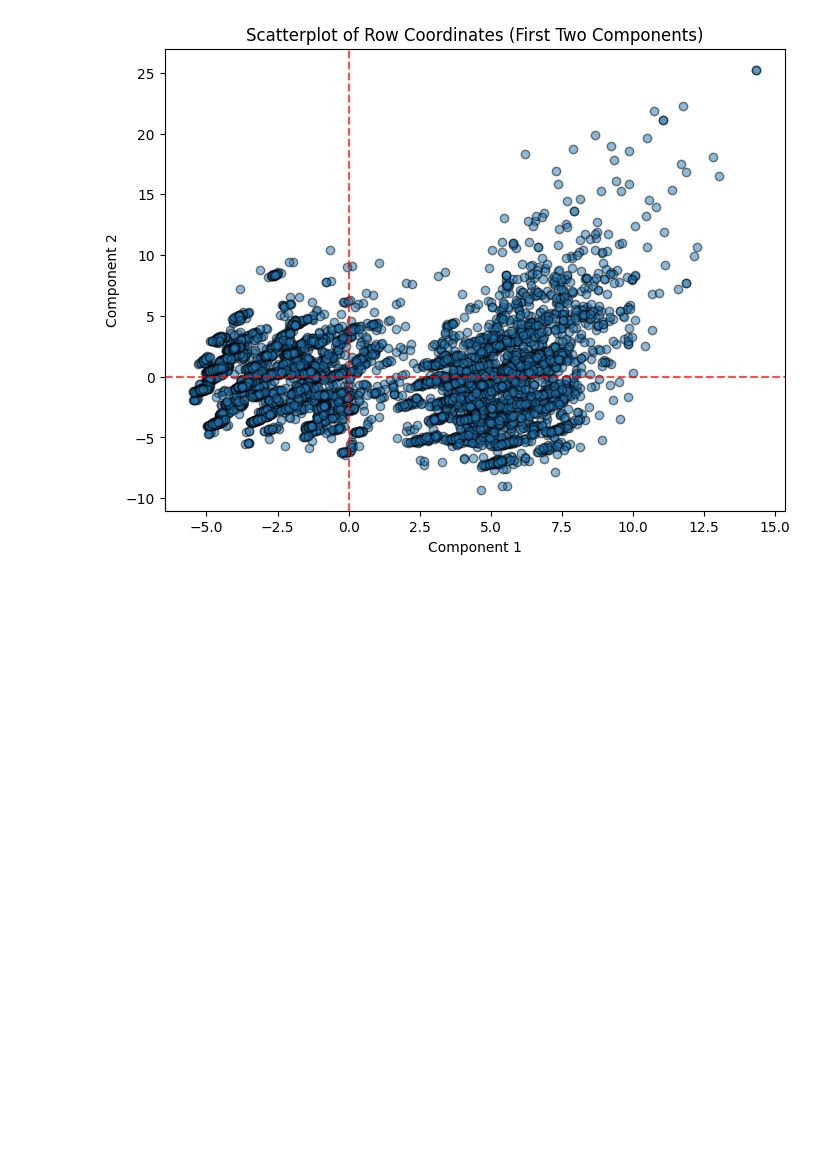
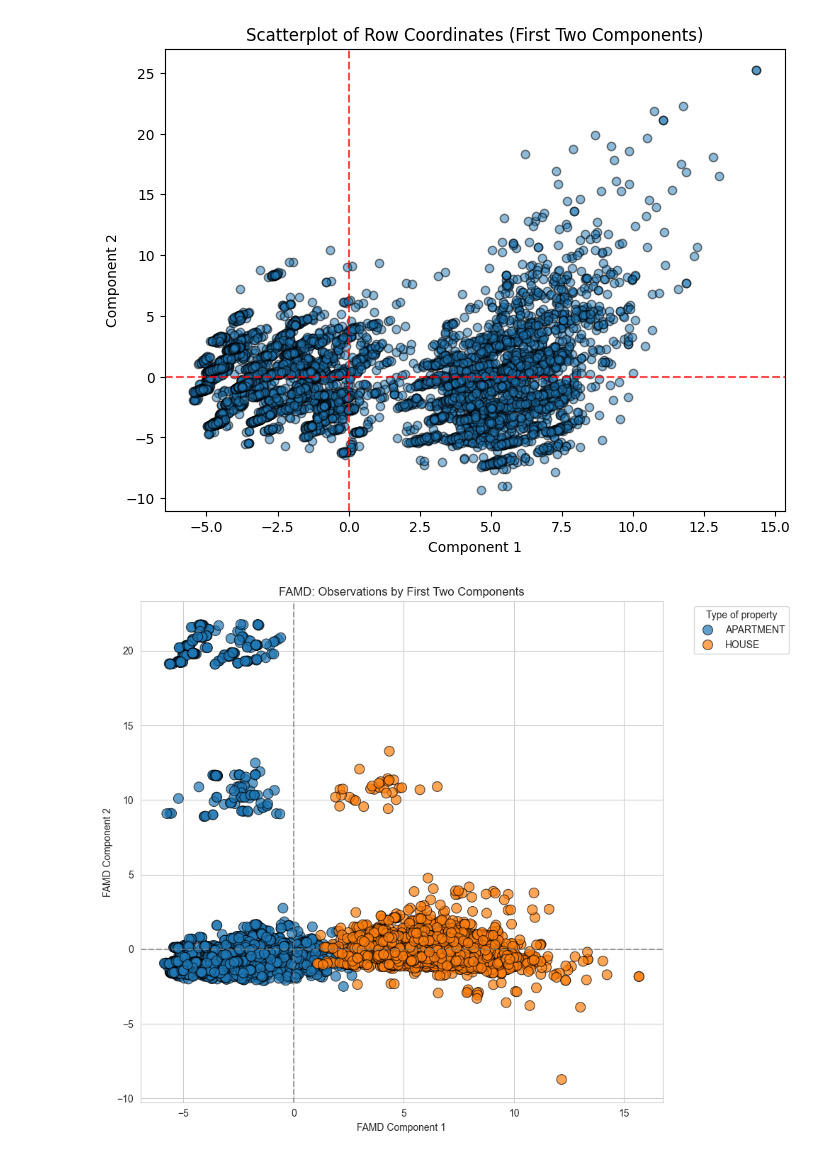
Before and after one commit to kvnpotter/ImmoData-EDA, a Jupyter notebook: correlation.ipynb, the cells around one changed output. Drawn from its saved outputs; the diff is of its cells as text; code cells hidden in the pictures; blank space fills up the shorter version.

```diff
--- a/correlation.ipynb
+++ b/correlation.ipynb
@@ -479,3 +489,48 @@ Type of property                  4.927680e-03  2.998045e-06
 Type of sale                      3.011360e-33  1.394635e-33
 [figure]
 [figure]
+# %%
+import pandas as pd
+import matplotlib.pyplot as plt
+import seaborn as sns
+import prince
+
+# Assuming 'df' is your DataFrame and the last few columns contain numerical/categorical data
+required_data = df.iloc[:, 3:]
+
+# Perform FAMD
+famd = prince.FAMD(n_components=5, random_state=42)
+famd = famd.fit(required_data)
+
+# Get factor scores (row coordinates)
+row_coords = famd.row_coordinates(required_data)
+
+# Add factor scores to the original DataFrame
+for i in range(row_coords.shape[1]):
+    df[f'FAMD_Component_{i+1}'] = row_coords[i]
+
+# Example: Visualization of observations with a categorical variable
+categorical_variable = 'Type of property'  # Replace with the name of your categorical variable
+
+# Scatterplot of the first two components, colored by the categorical variable
+plt.figure(figsize=(10, 8))
+sns.scatterplot(
+    data=df,
+    x='FAMD_Component_1',
+    y='FAMD_Component_2',
+    hue=categorical_variable,
+    palette='tab10',
+    s=100,
+    alpha=0.7,
+    edgecolor='k'
+)
+plt.axhline(0, linestyle='--', color='gray', alpha=0.7)
+plt.axvline(0, linestyle='--', color='gray', alpha=0.7)
+plt.title('FAMD: Observations by First Two Components')
+plt.xlabel('FAMD Component 1')
+plt.ylabel('FAMD Component 2')
+plt.legend(title=categorical_variable, bbox_to_anchor=(1.05, 1), loc='upper left')
+plt.tight_layout()
+plt.show()
+# %% [output]
+[figure, added]
```
Also changed, not shown: parts of 2 cells of this notebook, 10 other files.
